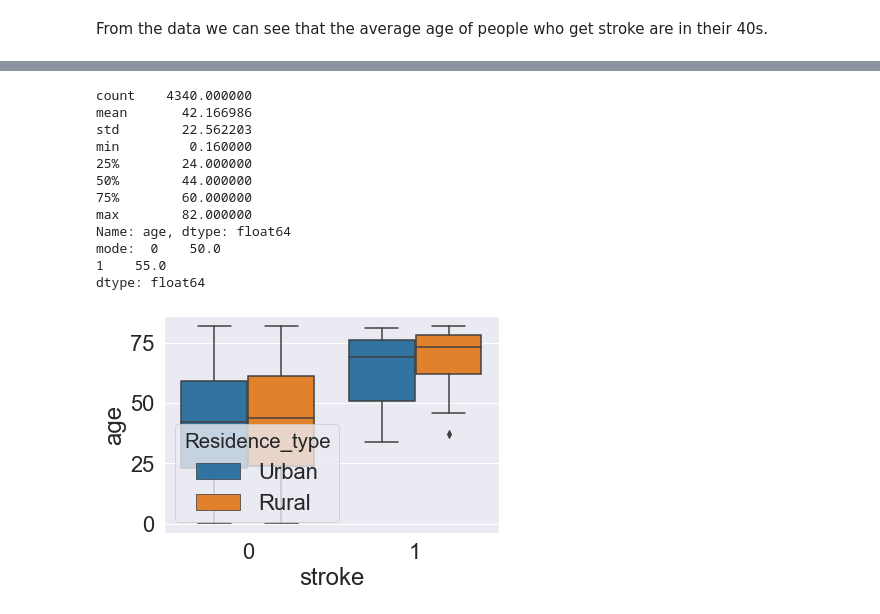
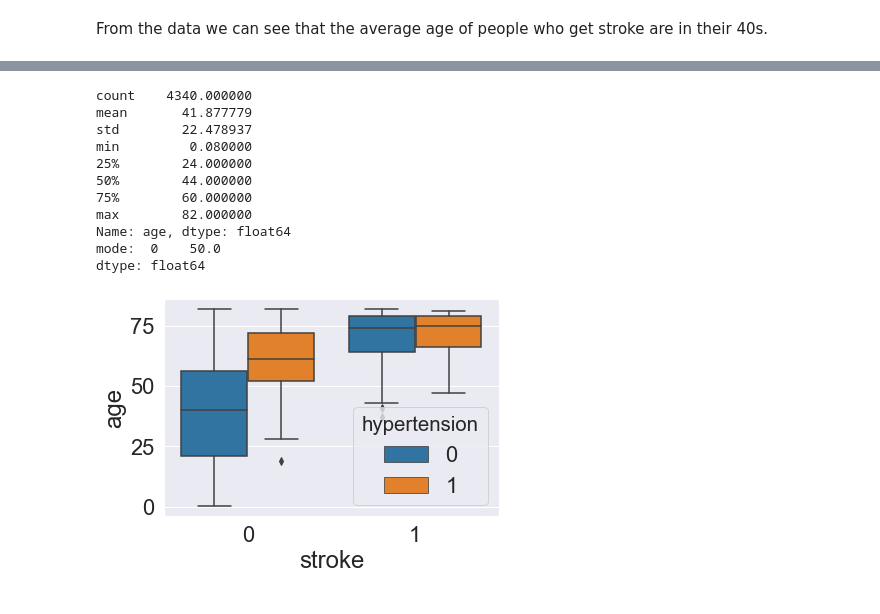
Before and after one commit to Coolbreeze151/Predicting-Stroke, a Jupyter notebook: Stroke Prediction.ipynb, the cells around one changed output, grey strips where cells are left out. Saved outputs shown, nothing was run; the diff lists cells and outputs as text; code cells hidden in the pictures.

```diff
--- a/Stroke Prediction.ipynb
+++ b/Stroke Prediction.ipynb
@@ -212,20 +211,19 @@ sns.catplot(x="stroke", y="age", hue="gender", kind="swarm", data=train_df);
 # %%
 # multivariate analysis with Embarked variable and Pclass variable
-quantitative_summarized(dataframe= train_df, y = 'age', x = 'stroke', hue = 'Residence_type', palette=c_palette, verbose=False, swarm=False)
+quantitative_summarized(dataframe= train_df, y = 'age', x = 'stroke', hue = 'hypertension', palette=c_palette, verbose=False, swarm=False)
 # %% [output]
 count    4340.000000
-mean       42.166986
-std        22.562203
-min         0.160000
+mean       41.877779
+std        22.478937
+min         0.080000
 25%        24.000000
 50%        44.000000
 75%        60.000000
 max        82.000000
 Name: age, dtype: float64
 mode:  0    50.0
-1    55.0
 dtype: float64
-[figure, old version]
+[figure, new version]
 # %%
 train_df.head()
 # %% [output]
```
Also changed, not shown: parts of 11 cells of this notebook.
